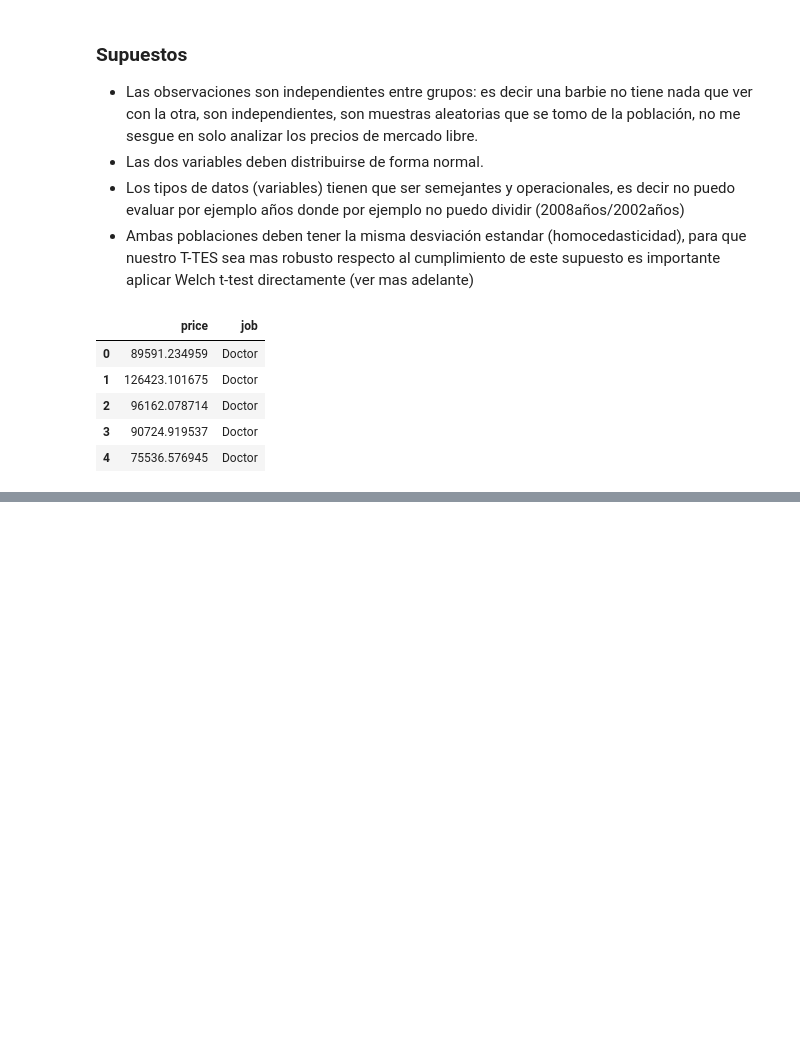
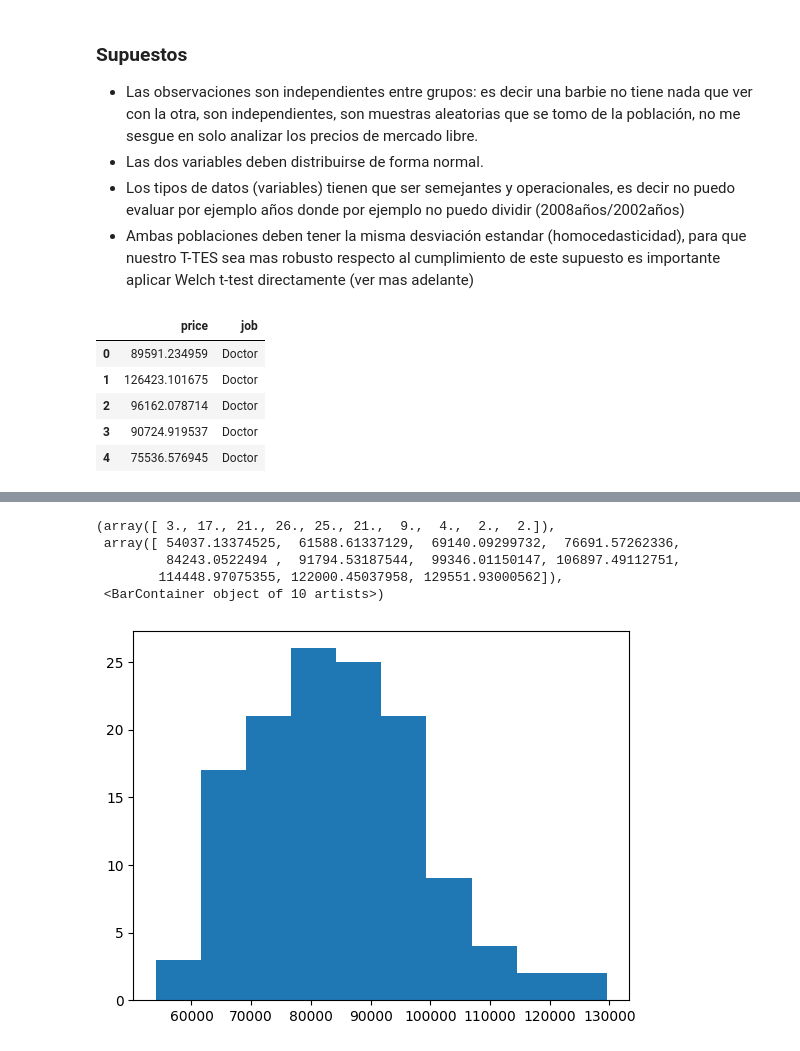
Before and after one commit to ML-CU/Proyectos-Python, a Jupyter notebook: Estadística/P-Value/P-Value-Practice.ipynb, the cells around one changed output, grey strips where cells are left out. Saved outputs shown, nothing was run; the diff lists cells and outputs as text; code cells hidden in the pictures; blank space fills up the shorter version.

```diff
--- a/Estadística/P-Value/P-Value-Practice.ipynb
+++ b/Estadística/P-Value/P-Value-Practice.ipynb
@@ -68,0 +96,9 @@ df_barbies_prices.head()
+# %%
+plt.hist(df_barbies_prices[df_barbies_prices['job']=='Nurse']['price'])
+# %% [output]
+(array([ 3., 17., 21., 26., 25., 21.,  9.,  4.,  2.,  2.]),
+ array([ 54037.13374525,  61588.61337129,  69140.09299732,  76691.57262336,
+         84243.0522494 ,  91794.53187544,  99346.01150147, 106897.49112751,
+        114448.97075355, 122000.45037958, 129551.93000562]),
+ <BarContainer object of 10 artists>)
+[figure, added]
```
Also changed, not shown: parts of 23 cells of this notebook, 1 other file.
